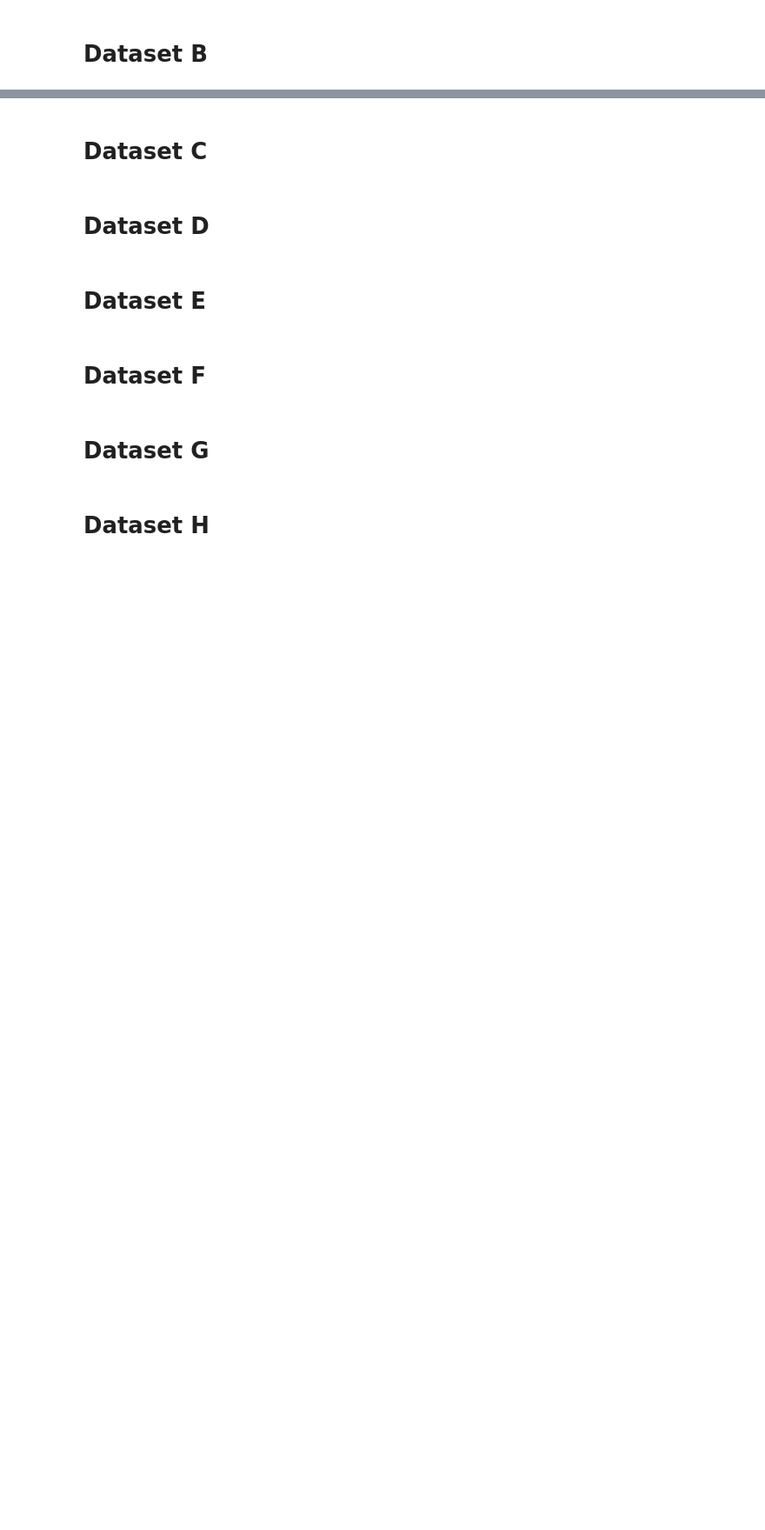
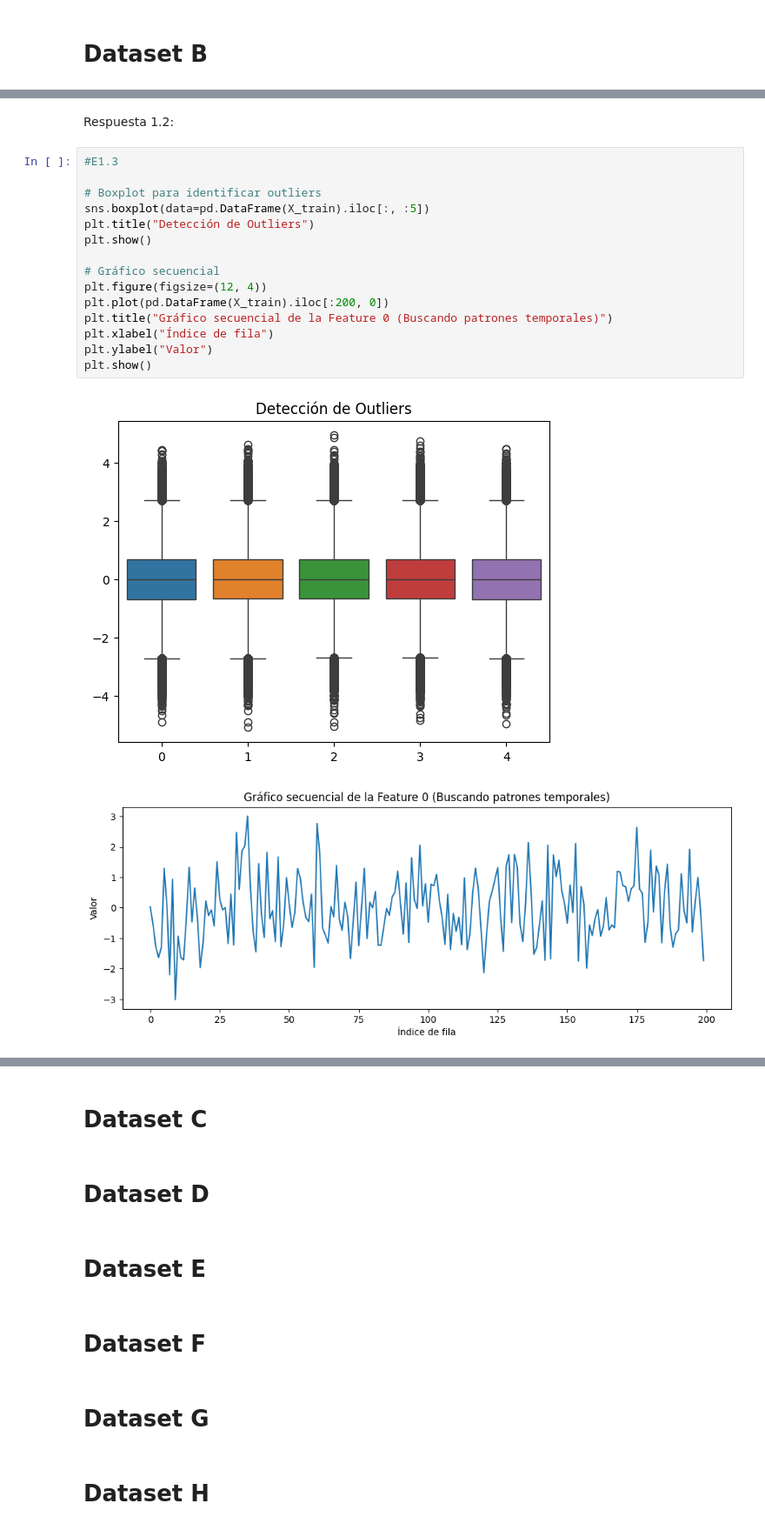
Before and after one commit to luphin/INF398_2026_1_Tareas, a Jupyter notebook: T1_rol1_rol2_rol3.ipynb, the cells around one changed output, grey strips where cells are left out. Shown at 87% size. Cells and saved outputs as stored; diff of their text form; blank space fills up the shorter version.

```diff
--- a/T1_rol1_rol2_rol3.ipynb
+++ b/T1_rol1_rol2_rol3.ipynb
@@ -55,0 +154,20 @@ datasets_train = cargar_datasets_desde_h5("datasets_train.h5")
+# %% [markdown]
+Respuesta 1.2:
+# %%
+#E1.3
+
+# Boxplot para identificar outliers
+sns.boxplot(data=pd.DataFrame(X_train).iloc[:, :5])
+plt.title("Detección de Outliers")
+plt.show()
+
+# Gráfico secuencial
+plt.figure(figsize=(12, 4))
+plt.plot(pd.DataFrame(X_train).iloc[:200, 0])
+plt.title("Gráfico secuencial de la Feature 0 (Buscando patrones temporales)")
+plt.xlabel("Índice de fila")
+plt.ylabel("Valor")
+plt.show()
+# %% [output]
+[figure, added]
+[figure, added]
```
Also changed, not shown: parts of 12 cells of this notebook.
